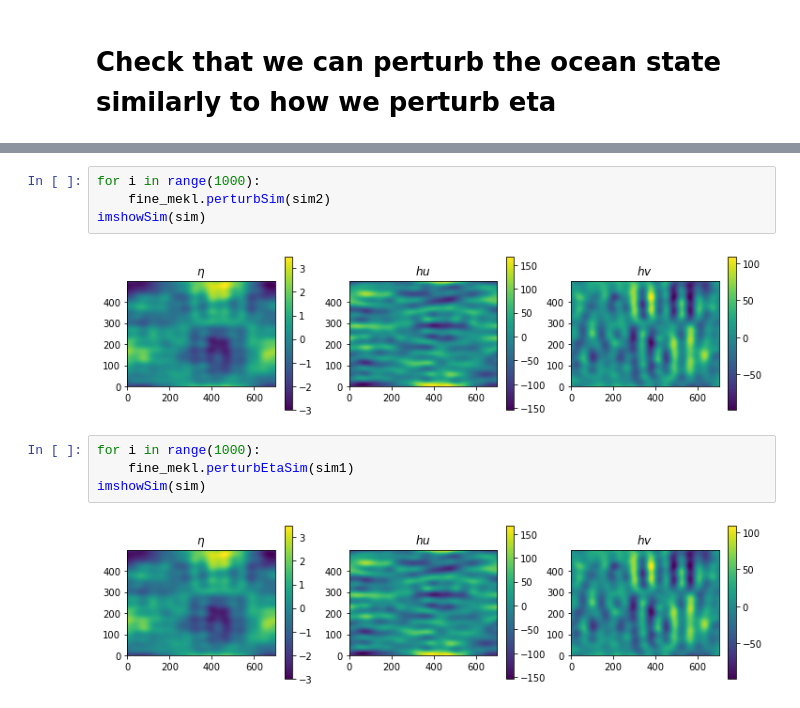
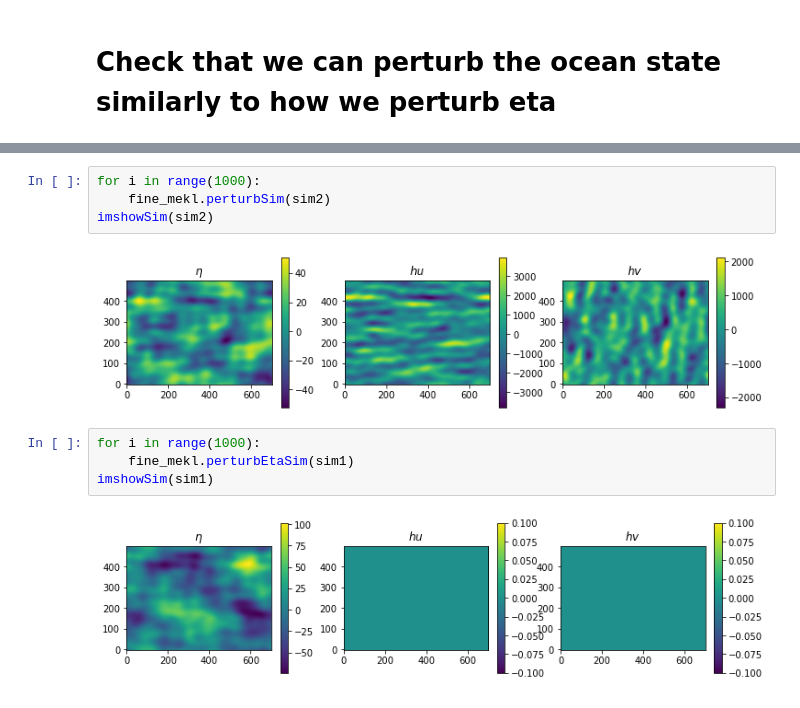
Before and after one commit to havahol/miscGPUOcean, a Jupyter notebook: multilevel/kl-model-error-class.ipynb, the cells around one changed output, grey strips where cells are left out. Saved outputs shown, nothing was run; the diff lists cells and outputs as text.

```diff
--- a/multilevel/kl-model-error-class.ipynb
+++ b/multilevel/kl-model-error-class.ipynb
@@ -301,12 +301,12 @@ imshowSim(sim2)
 # %%
 for i in range(1000):
     fine_mekl.perturbSim(sim2)
-imshowSim(sim)
+imshowSim(sim2)
 # %% [output]
-[figure, old version]
+[figure, new version]
 # %%
 for i in range(1000):
     fine_mekl.perturbEtaSim(sim1)
-imshowSim(sim)
+imshowSim(sim1)
 # %% [output]
-[figure, old version]
+[figure, new version]
```
Also changed, not shown: parts of 15 cells of this notebook.
